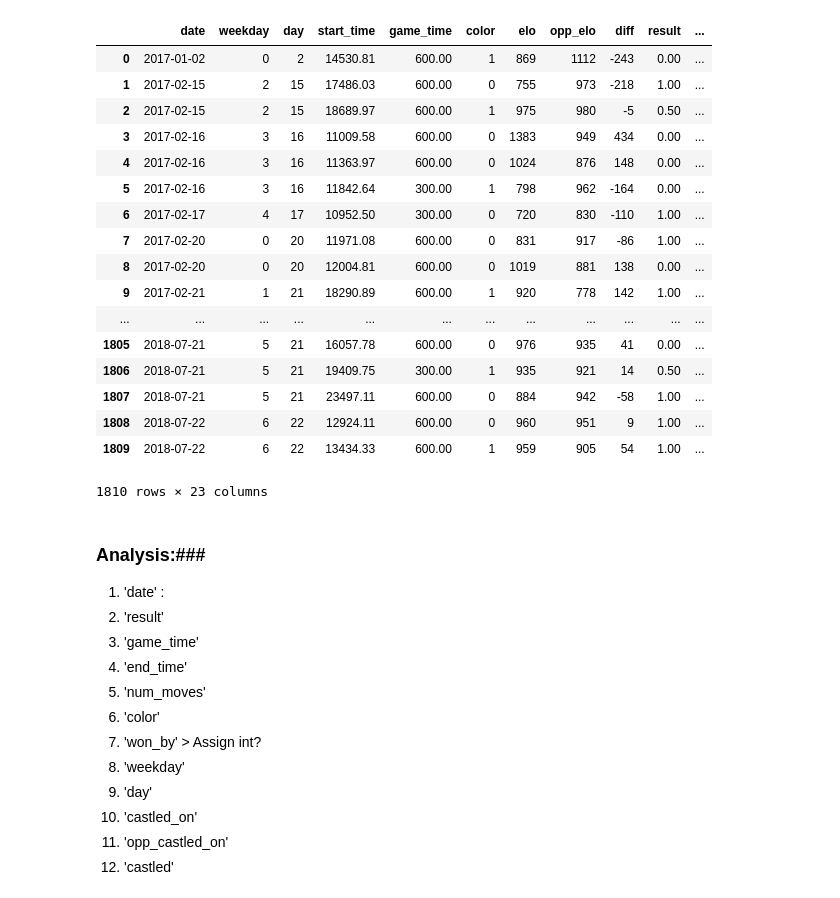
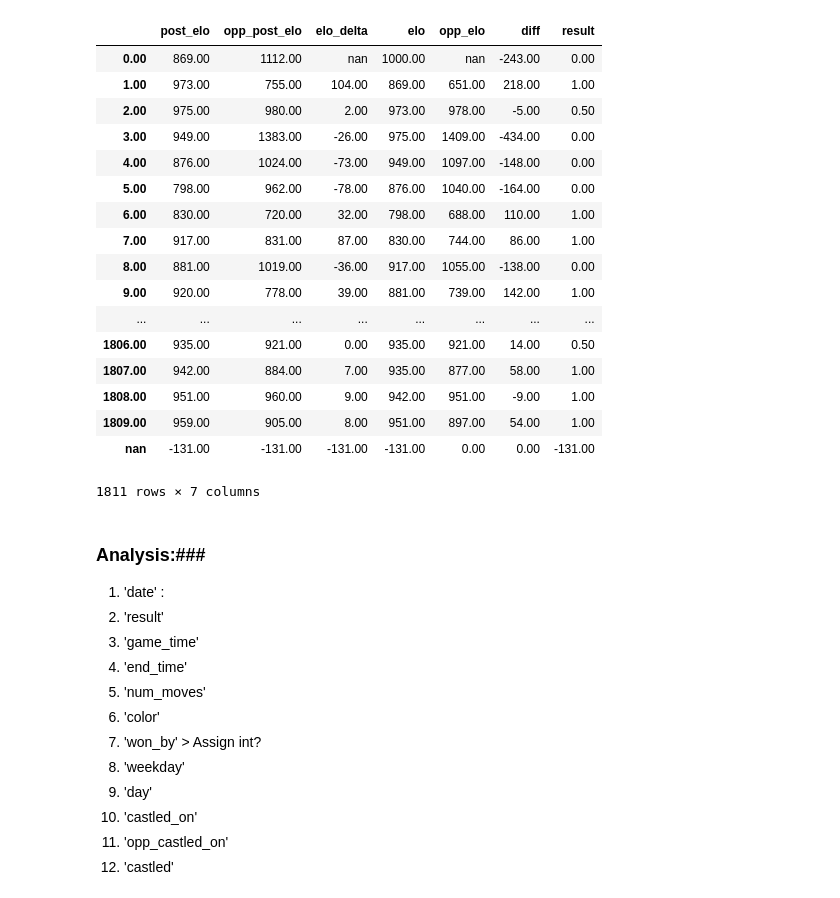
Before and after one commit to Data-is-life/lots-of-data, a Jupyter notebook: Chess_clean_data.ipynb, the cells around one changed output. Drawn from its saved outputs; the diff is of its cells as text; code cells hidden in the pictures.

```diff
--- a/Chess_clean_data.ipynb
+++ b/Chess_clean_data.ipynb
@@ -310,23 +310,23 @@ def data_cleaning_6(d_df, wh_tm_df, bl_tm_df):
     d_df['opp_max_move'] = np.where(d_df['color'] == 0, d_df[
         'white_max_move'], d_df['black_max_move'])
 
-    d_df['post_elo'] = np.where(d_df['color'] == 1, d_df[
-        'elo'], d_df['opp_elo'])
+    d_df['post_elo'] = np.where(d_df['color'] == 1, d_df['white_elo'], d_df['black_elo'])
+    d_df['opp_post_elo'] = np.where(d_df['color'] == 0, d_df['white_elo'], d_df['black_elo'])
 
-    d_df['opp_post_elo'] = np.where(d_df['color'] == 0, d_df[
-        'elo'], d_df['opp_elo'])
-    d_df['elo'] = np.where(d_df['post_elo'] > 0, d_df['post_elo'], 900)
+    d_df['elo_delta'] = d_df['post_elo'] - d_df['post_elo'].shift(1)
+    d_df['elo'] = d_df['post_elo'] - d_df['elo_delta']
+    d_df['elo'][0] = 1000
+    d_df.loc[d_df['elo_delta'][0]] = d_df['post_elo'][0] - d_df['elo'][0]
+    d_df['opp_elo'] = d_df['opp_post_elo'] - d_df['elo_delta']
 
-    d_df['elo_delta'] = d_df['post_elo'] - d_df['elo']
-    d_df['opp_elo'] = d_df['opp_post_elo'] - d_df['elo_delta']
-    d_df['diff'] = d_df['elo'] - d_df['opp_elo']
-    d_df = d_df[['date', 'weekday', 'day', 'start_time', 'game_time', 'color', 'elo',
-                 'opp_elo', 'diff' , 'result', 'won_by', 'num_moves', 'opp_num_moves',
-                 'avg_time','opp_avg_time', 'max_move', 'opp_max_move', 'time_used',
-                 'opp_time_used', 'castled_on', 'opp_castled_on', 'castled', 'opp_castled']]
+    d_df['diff'] = d_df['post_elo'] - d_df['opp_post_elo']
+    #d_df = d_df[['date', 'weekday', 'day', 'start_time', 'game_time', 'color', 'elo',
+#                  'opp_elo', 'diff' , 'result', 'won_by', 'num_moves', 'opp_num_moves',
+#                  'avg_time','opp_avg_time', 'max_move', 'opp_max_move', 'time_used',
+#                  'opp_time_used', 'castled_on', 'opp_castled_on', 'castled', 'opp_castled']]
     return d_df
 # %%
-ddf_analysis = data_cleaning_6(ddf4, wh_tmdf1, bl_tmdf1)
+ddf_analysis = data_cleaning_6(ddf3, wh_tmdf1, bl_tmdf1)
 ddf_reg = ddf_analysis[['result', 'diff', 'elo', 'opp_elo', 'game_time',
                         'color', 'start_time', 'day', 'weekday']]
 #ddf_reg.to_csv('chess_reg.csv')
@@ -351,24 +337,24 @@ See the caveats in the documentation: http://pandas.pydata.org/pandas-docs/stabl
-# %%
-ddf_analysis
-# %% [output]
-|  | date | weekday | day | start_time | game_time | color | elo | opp_elo | diff | result | ... |
-| 0 | 2017-01-02 | 0 | 2 | 14530.81 | 600.00 | 1 | 869 | 1112 | -243 | 0.00 | ... |
-| 1 | 2017-02-15 | 2 | 15 | 17486.03 | 600.00 | 0 | 755 | 973 | -218 | 1.00 | ... |
-| 2 | 2017-02-15 | 2 | 15 | 18689.97 | 600.00 | 1 | 975 | 980 | -5 | 0.50 | ... |
-| 3 | 2017-02-16 | 3 | 16 | 11009.58 | 600.00 | 0 | 1383 | 949 | 434 | 0.00 | ... |
-| 4 | 2017-02-16 | 3 | 16 | 11363.97 | 600.00 | 0 | 1024 | 876 | 148 | 0.00 | ... |
-| 5 | 2017-02-16 | 3 | 16 | 11842.64 | 300.00 | 1 | 798 | 962 | -164 | 0.00 | ... |
-| 6 | 2017-02-17 | 4 | 17 | 10952.50 | 300.00 | 0 | 720 | 830 | -110 | 1.00 | ... |
-| 7 | 2017-02-20 | 0 | 20 | 11971.08 | 600.00 | 0 | 831 | 917 | -86 | 1.00 | ... |
-| 8 | 2017-02-20 | 0 | 20 | 12004.81 | 600.00 | 0 | 1019 | 881 | 138 | 0.00 | ... |
-| 9 | 2017-02-21 | 1 | 21 | 18290.89 | 600.00 | 1 | 920 | 778 | 142 | 1.00 | ... |
-| ... | ... | ... | ... | ... | ... | ... | ... | ... | ... | ... | ... |
-| 1805 | 2018-07-21 | 5 | 21 | 16057.78 | 600.00 | 0 | 976 | 935 | 41 | 0.00 | ... |
-| 1806 | 2018-07-21 | 5 | 21 | 19409.75 | 300.00 | 1 | 935 | 921 | 14 | 0.50 | ... |
-| 1807 | 2018-07-21 | 5 | 21 | 23497.11 | 600.00 | 0 | 884 | 942 | -58 | 1.00 | ... |
-| 1808 | 2018-07-22 | 6 | 22 | 12924.11 | 600.00 | 0 | 960 | 951 | 9 | 1.00 | ... |
-| 1809 | 2018-07-22 | 6 | 22 | 13434.33 | 600.00 | 1 | 959 | 905 | 54 | 1.00 | ... |
-1810 rows × 23 columns
+# %%
+ddf_analysis[['post_elo', 'opp_post_elo', 'elo_delta', 'elo', 'opp_elo', 'diff', 'result']]
+# %% [output]
+|  | post_elo | opp_post_elo | elo_delta | elo | opp_elo | diff | result |
+| 0.00 | 869.00 | 1112.00 | nan | 1000.00 | nan | -243.00 | 0.00 |
+| 1.00 | 973.00 | 755.00 | 104.00 | 869.00 | 651.00 | 218.00 | 1.00 |
+| 2.00 | 975.00 | 980.00 | 2.00 | 973.00 | 978.00 | -5.00 | 0.50 |
+| 3.00 | 949.00 | 1383.00 | -26.00 | 975.00 | 1409.00 | -434.00 | 0.00 |
+| 4.00 | 876.00 | 1024.00 | -73.00 | 949.00 | 1097.00 | -148.00 | 0.00 |
+| 5.00 | 798.00 | 962.00 | -78.00 | 876.00 | 1040.00 | -164.00 | 0.00 |
+| 6.00 | 830.00 | 720.00 | 32.00 | 798.00 | 688.00 | 110.00 | 1.00 |
+| 7.00 | 917.00 | 831.00 | 87.00 | 830.00 | 744.00 | 86.00 | 1.00 |
+| 8.00 | 881.00 | 1019.00 | -36.00 | 917.00 | 1055.00 | -138.00 | 0.00 |
+| 9.00 | 920.00 | 778.00 | 39.00 | 881.00 | 739.00 | 142.00 | 1.00 |
+| ... | ... | ... | ... | ... | ... | ... | ... |
+| 1806.00 | 935.00 | 921.00 | 0.00 | 935.00 | 921.00 | 14.00 | 0.50 |
+| 1807.00 | 942.00 | 884.00 | 7.00 | 935.00 | 877.00 | 58.00 | 1.00 |
+| 1808.00 | 951.00 | 960.00 | 9.00 | 942.00 | 951.00 | -9.00 | 1.00 |
+| 1809.00 | 959.00 | 905.00 | 8.00 | 951.00 | 897.00 | 54.00 | 1.00 |
+| nan | -131.00 | -131.00 | -131.00 | -131.00 | 0.00 | 0.00 | -131.00 |
+1811 rows × 7 columns
 # %% [markdown]
 ### Analysis:###
 
```
Also changed, not shown: parts of 1 cell of this notebook.
